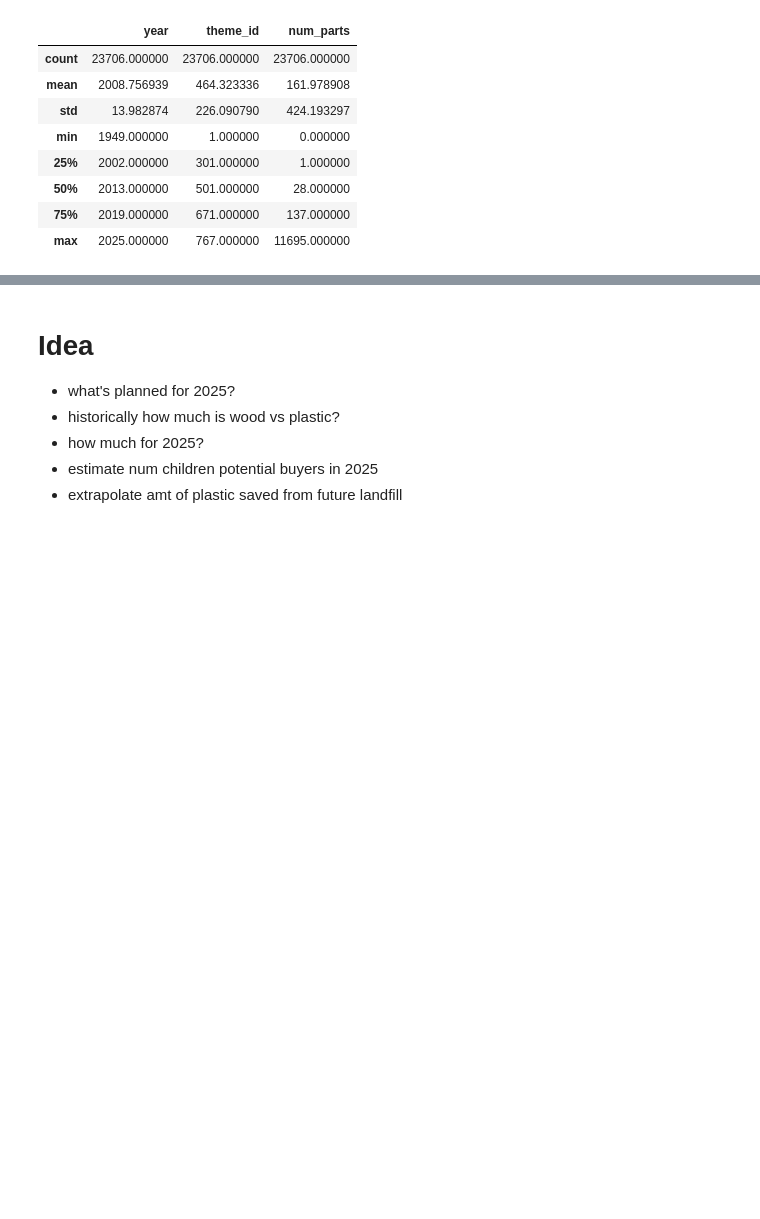
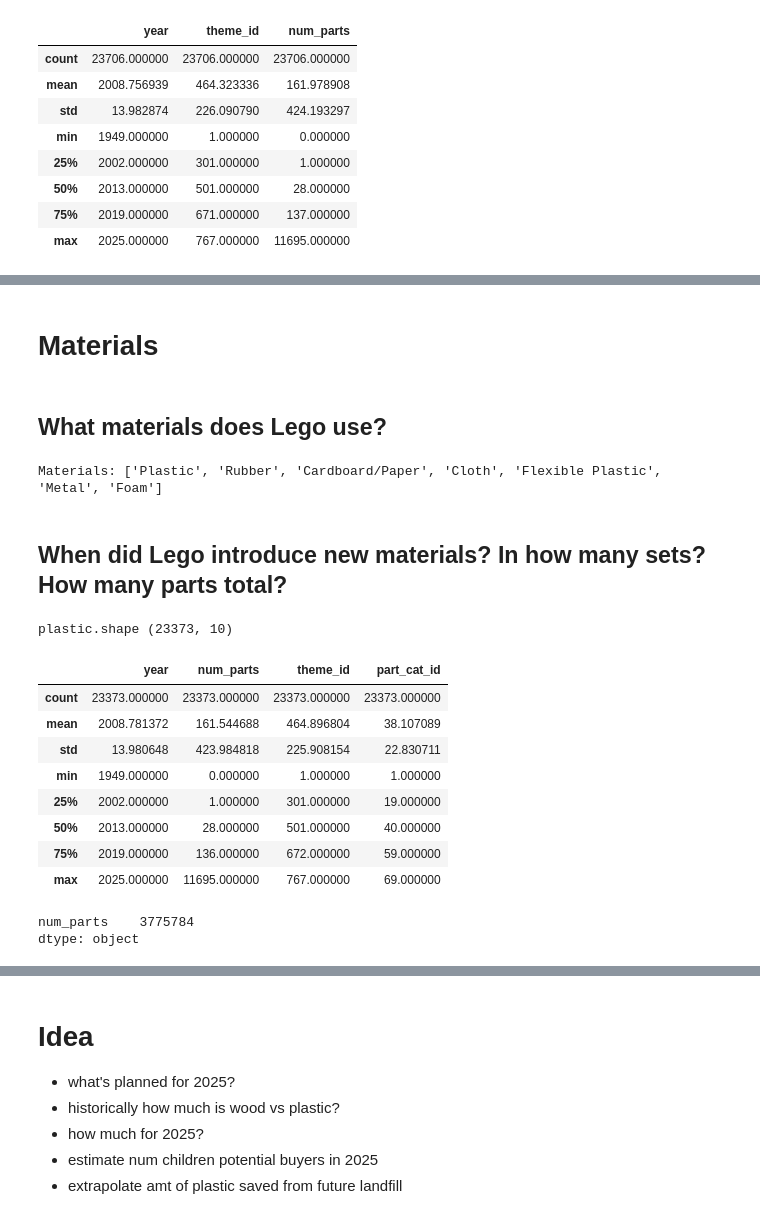
Before and after one commit to slp22/portfolio, a Jupyter notebook: lego_eda.ipynb, the cells around one changed output, grey strips where cells are left out. Saved outputs shown, nothing was run; the diff lists cells and outputs as text; code cells hidden in the pictures; blank space fills up the shorter version.

Commit message:
materials summary

```diff
--- a/lego_eda.ipynb
+++ b/lego_eda.ipynb
@@ -232,0 +188,40 @@ early_sets
+# %% [markdown]
+# Materials
+# %% [markdown]
+## What materials does Lego use?
+# %%
+# materials
+
+materials = []
+
+for i in range(0, len(parts['part_material'])):
+    if parts['part_material'][i] not in materials:
+        materials.append(parts['part_material'][i])
+print("Materials:", materials)
+# %% [output]
+Materials: ['Plastic', 'Rubber', 'Cardboard/Paper', 'Cloth', 'Flexible Plastic', 'Metal', 'Foam']
+# %% [markdown]
+## When did Lego introduce new materials? In how many sets? How many parts total?
+# %%
+# plastic
+
+plastic = sets_parts.loc[sets_parts['part_material'].str.contains('Plastic')]
+print('plastic.shape', plastic.shape)
+plastic.describe()
+# %% [output]
+plastic.shape (23373, 10)
+|  | year | num_parts | theme_id | part_cat_id |
+| count | 23373.000000 | 23373.000000 | 23373.000000 | 23373.000000 |
+| mean | 2008.781372 | 161.544688 | 464.896804 | 38.107089 |
+| std | 13.980648 | 423.984818 | 225.908154 | 22.830711 |
+| min | 1949.000000 | 0.000000 | 1.000000 | 1.000000 |
+| 25% | 2002.000000 | 1.000000 | 301.000000 | 19.000000 |
+| 50% | 2013.000000 | 28.000000 | 501.000000 | 40.000000 |
+| 75% | 2019.000000 | 136.000000 | 672.000000 | 59.000000 |
+| max | 2025.000000 | 11695.000000 | 767.000000 | 69.000000 |
+# %%
+plastic_sum = plastic.sum(axis=0)
+plastic_sum[5:6]
+# %% [output]
+num_parts    3775784
+dtype: object
```
Also changed, not shown: parts of 35 cells of this notebook.
